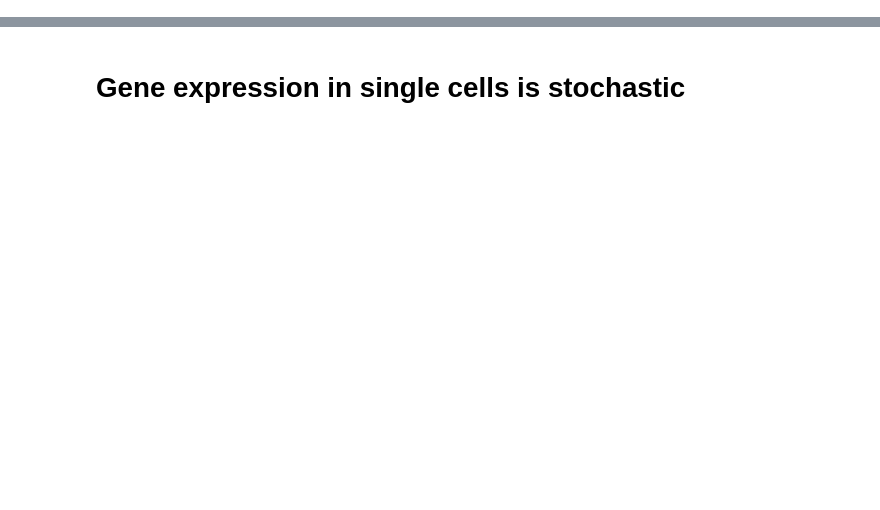
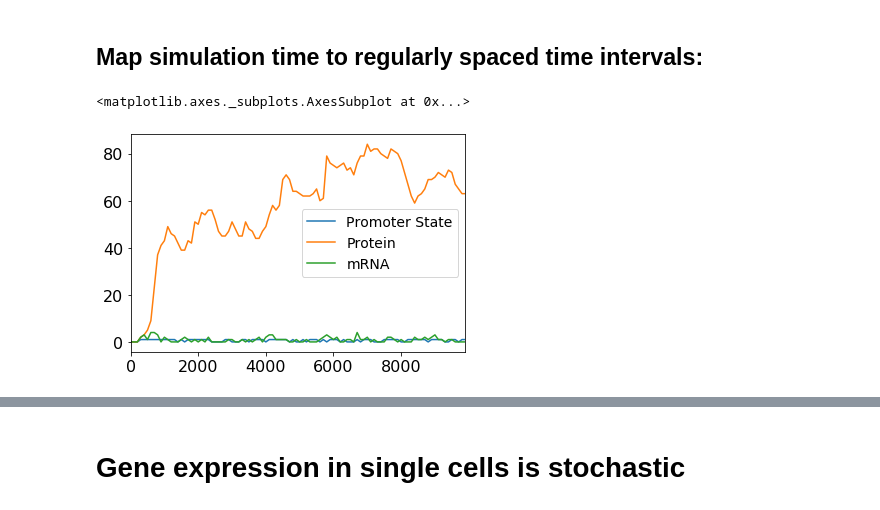
Before and after one commit to VitaminBrad/CBSD_Summer_School_StochGE, a Jupyter notebook: Computational analysis of stochastic gene expression at the single-cell level.ipynb, the cells around one changed output, grey strips where cells are left out. Saved outputs shown, nothing was run; the diff lists cells and outputs as text; code cells hidden in the pictures; blank space fills up the shorter version.

Commit message:
sim_time_to_reg_time function done
Simulation to Real time function now usable

```diff
--- a/Computational analysis of stochastic gene expression at the single-cell level.ipynb
+++ b/Computational analysis of stochastic gene expression at the single-cell level.ipynb
@@ -165,0 +90,25 @@ def evaluate_log_likelihood(data, model, uncertainties):
+# %% [markdown]
+## Map simulation time to regularly spaced time intervals:
+# %%
+def sim_time_to_reg_time(sim_data):
+    '''Function to convert from
+    simulation time to 'real' time at
+    regularly interspaced intervals
+
+    parameters = '''
+    reg_data = pd.DataFrame()
+    start_time = 0
+    end_time = 10000
+    time_steps = 100
+    reg_ts = np.arange(start_time,end_time,time_steps)
+    last_step = 0
+    for t in reg_ts:
+        row_to_add = sim_data.loc[(sim_data.index <= t) & (sim_data.index >= last_step)]
+        reg_data = reg_data.append(row_to_add.iloc[-1], ignore_index = True)
+        last_step = sim_data.loc[(sim_data.index <= t) & (sim_data.index >= last_step)].index[-1]
+    reg_data.index = reg_ts
+    return reg_data
+sim_time_to_reg_time(sim_data).plot()
+# %% [output]
+<matplotlib.axes._subplots.AxesSubplot at 0x...>
+[figure, added]
```
Also changed, not shown: parts of 27 cells of this notebook.
